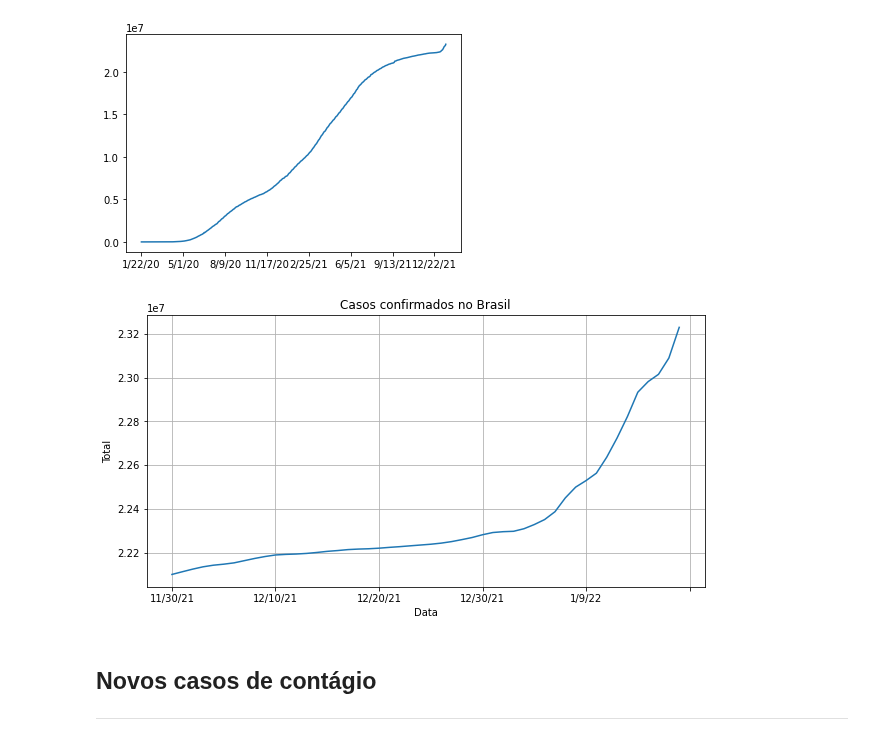
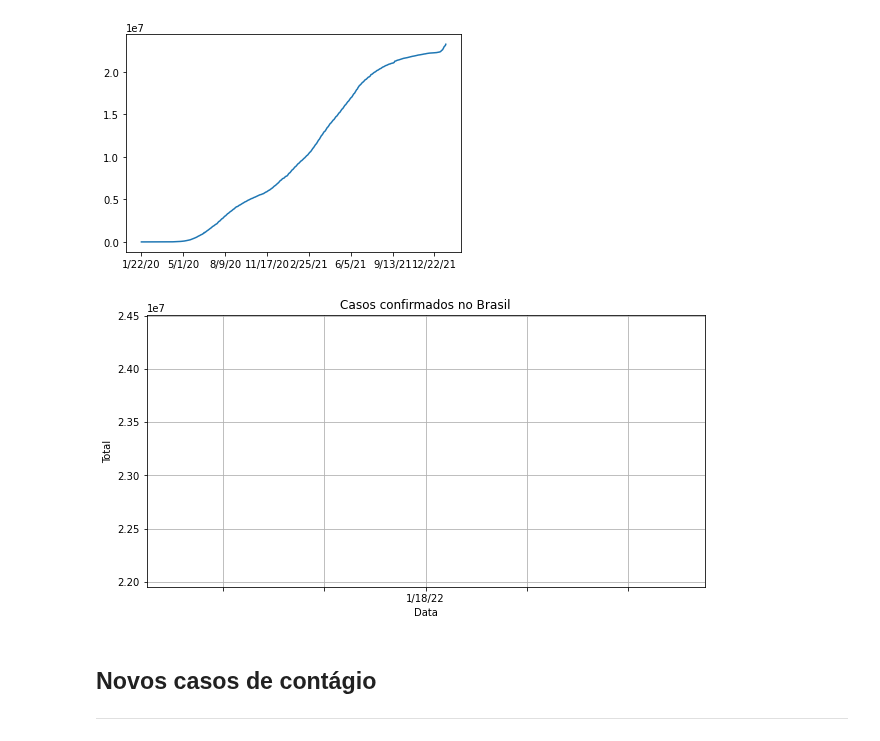
Before and after one commit to 6abi/data-science, a Jupyter notebook: ds_na_medicina/covid19.ipynb, the cells around one changed output. Saved outputs shown, nothing was run; the diff lists cells and outputs as text; code cells hidden in the pictures.

```diff
--- a/ds_na_medicina/covid19.ipynb
+++ b/ds_na_medicina/covid19.ipynb
@@ -89,14 +89,14 @@ confirmed_by_country.loc['Brazil'][2:].plot()
 [figure]
 # %%
 plt.figure(figsize=(10,5))
-confirmed_by_country.loc['Brazil'][-50:].plot()
+confirmed_by_country.loc['Brazil'][-1:].plot()
 plt.title('Casos confirmados no Brasil')
 plt.xlabel('Data')
 plt.ylabel('Total')
 plt.grid(True)
 plt.show()
 # %% [output]
-[figure, old version]
+[figure, new version]
 # %% [markdown]
 ##  Novos casos de contágio
 ***
```
Also changed, not shown: parts of 8 cells of this notebook.
